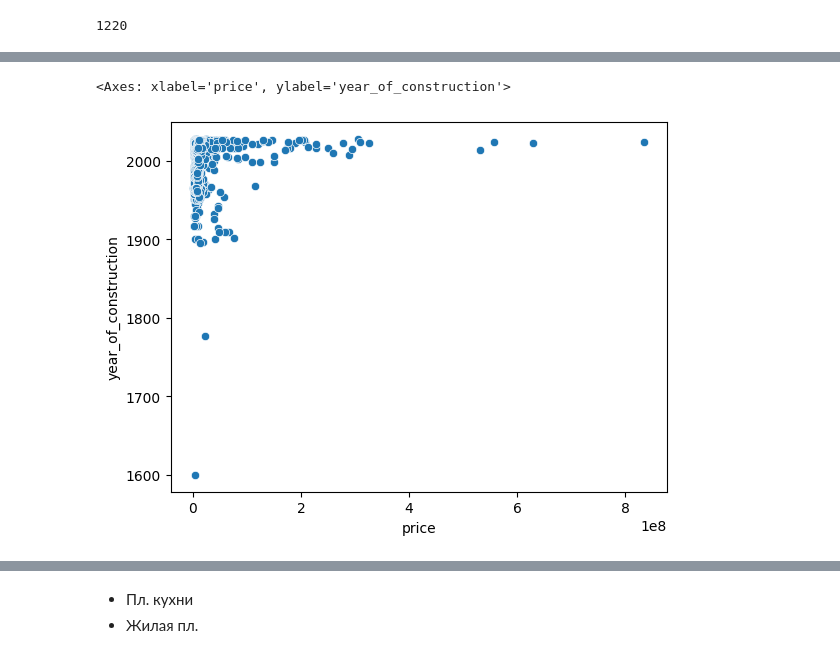
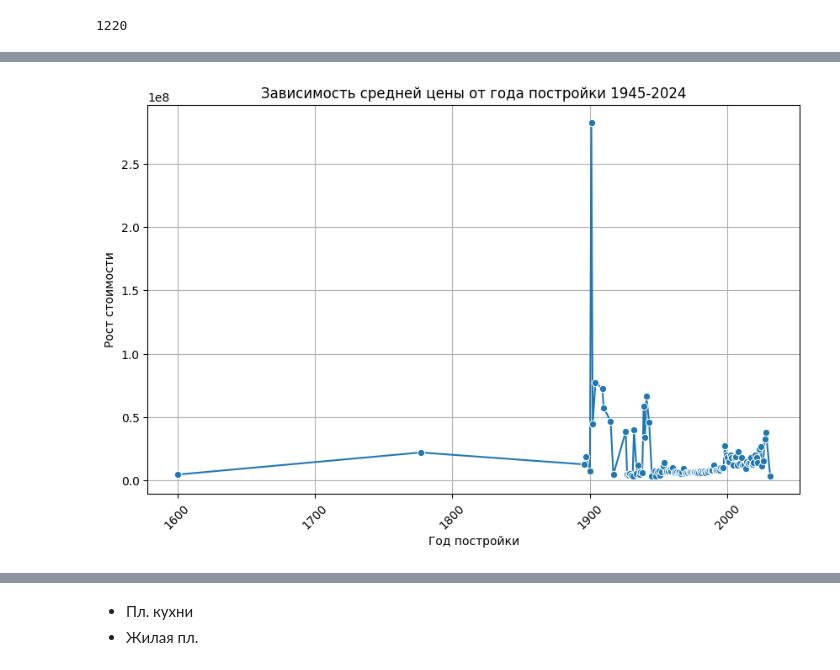
Before and after one commit to Tema13379/cian_progect, a Jupyter notebook: home.ipynb, the cells around one changed output, grey strips where cells are left out. Drawn from its saved outputs; the diff is of its cells as text; code cells hidden in the pictures.

```diff
--- a/home.ipynb
+++ b/home.ipynb
@@ -662,8 +530,15 @@ dtype: float64
-# %%
-sns.scatterplot(x='price', y='year_of_construction', data=df)
-# %% [output]
-<Axes: xlabel='price', ylabel='year_of_construction'>
-[figure, removed]
+# %%
+average_price_per_year = df.groupby('year_of_construction')['price'].mean().reset_index()
+plt.figure(figsize=(10, 6))
+sns.lineplot(data=average_price_per_year, x='year_of_construction', y='price', marker='o')
+plt.title('Зависимость средней цены от года постройки')
+plt.xlabel('Год постройки')
+plt.ylabel('Рост стоимости')
+plt.xticks(rotation=45)
+plt.grid()
+plt.show()
+# %% [output]
+[figure, added]
 # %%
 sns.set(style="darkgrid")
 plt.figure(figsize=(20, 15))
```
Also changed, not shown: parts of 39 cells of this notebook.
